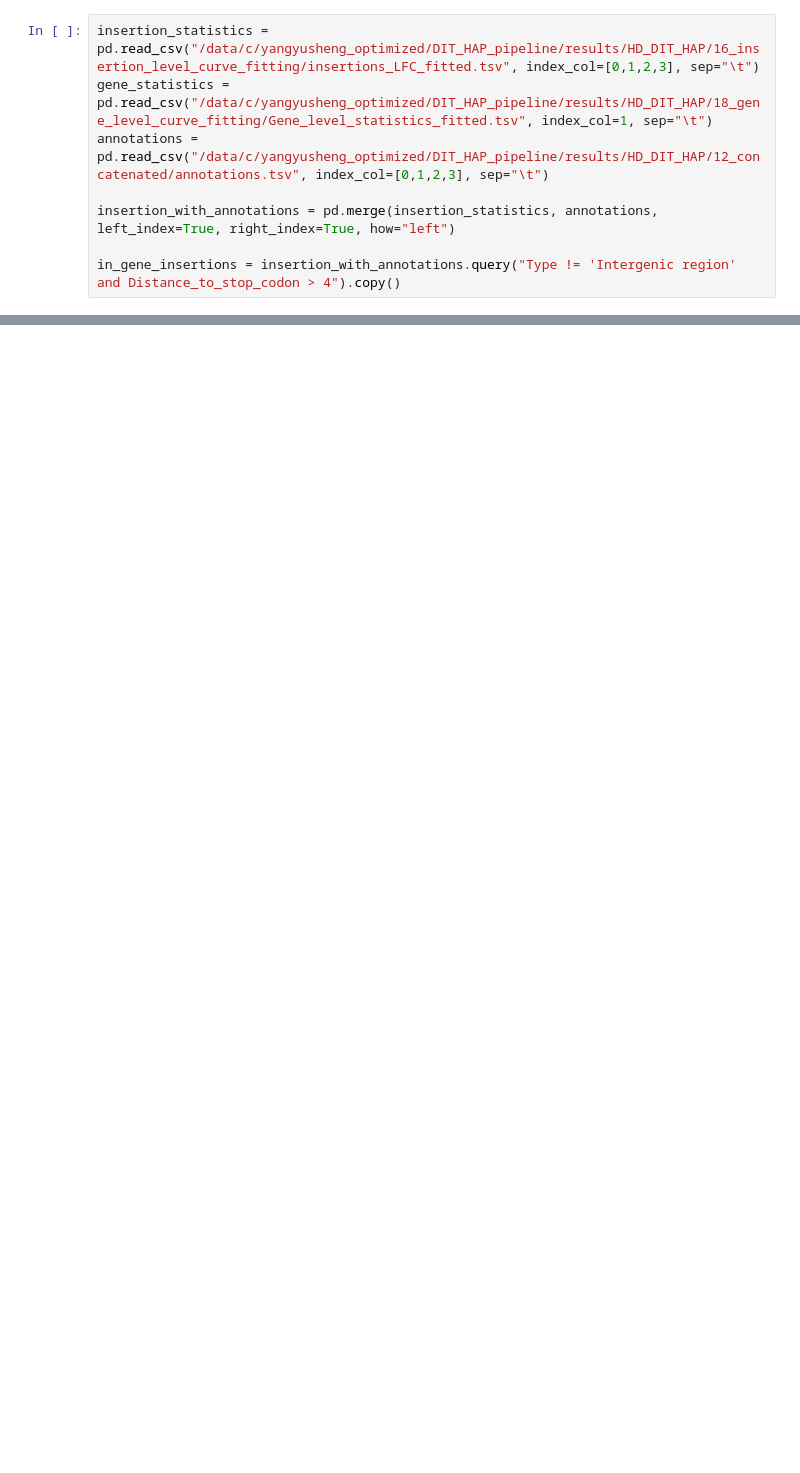
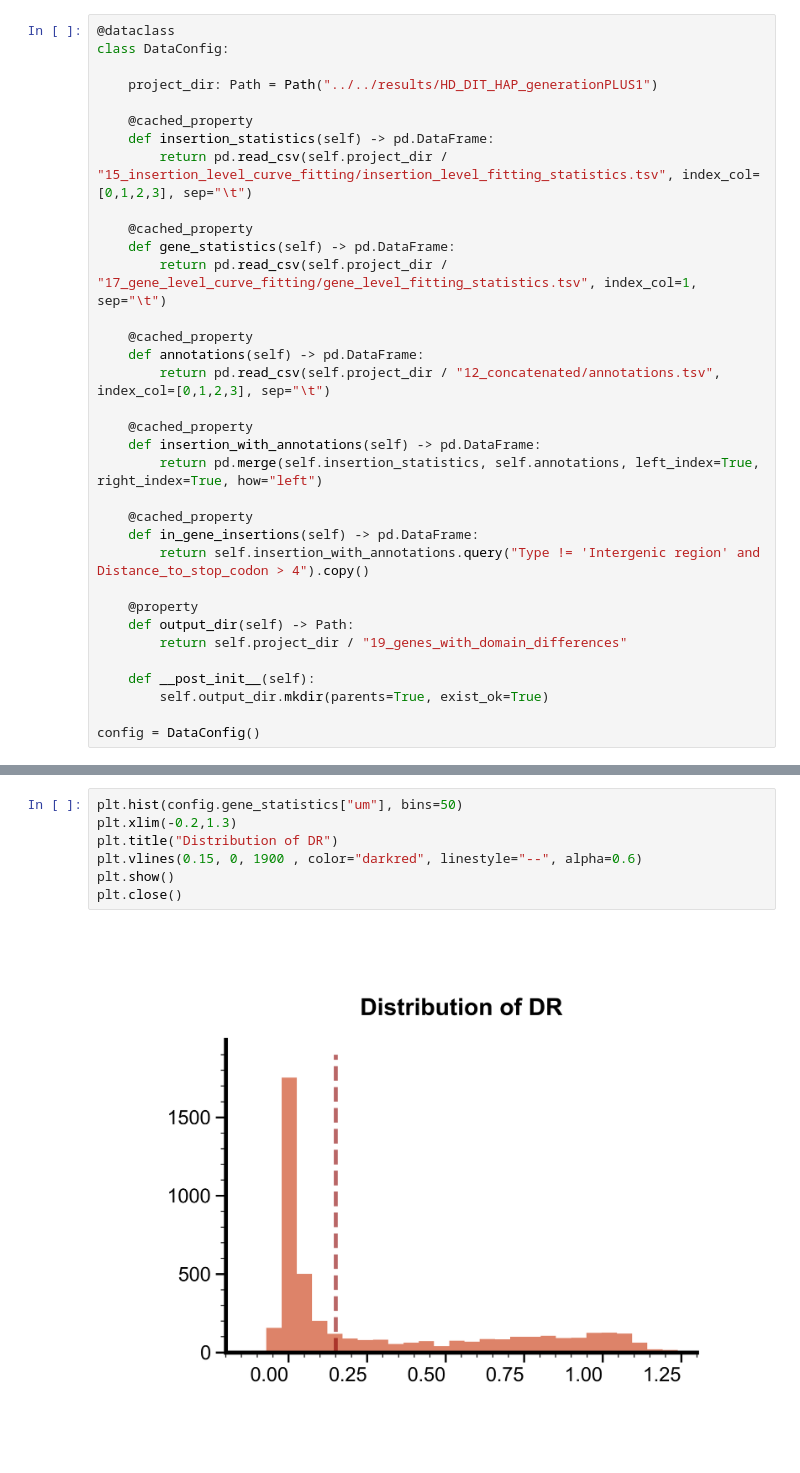
Before and after one commit to DIT-HAP/DIT_HAP_pipeline, a Jupyter notebook: workflow/notebooks/genes_with_domain_differences.ipynb, the cells around one changed output, grey strips where cells are left out. Drawn from its saved outputs; the diff is of its cells as text; blank space fills up the shorter version.

```diff
--- a/workflow/notebooks/genes_with_domain_differences.ipynb
+++ b/workflow/notebooks/genes_with_domain_differences.ipynb
@@ -241,8 +20,34 @@ Four-category palette: ['#ea696f', '#6aa042', '#608fee', '#ad7cd8']
 # %%
-insertion_statistics = pd.read_csv("/data/c/yangyusheng_optimized/DIT_HAP_pipeline/results/HD_DIT_HAP/16_insertion_level_curve_fitting/insertions_LFC_fitted.tsv", index_col=[0,1,2,3], sep="\t")
-gene_statistics = pd.read_csv("/data/c/yangyusheng_optimized/DIT_HAP_pipeline/results/HD_DIT_HAP/18_gene_level_curve_fitting/Gene_level_statistics_fitted.tsv", index_col=1, sep="\t")
-annotations = pd.read_csv("/data/c/yangyusheng_optimized/DIT_HAP_pipeline/results/HD_DIT_HAP/12_concatenated/annotations.tsv", index_col=[0,1,2,3], sep="\t")
+@dataclass
+class DataConfig:
 
-insertion_with_annotations = pd.merge(insertion_statistics, annotations, left_index=True, right_index=True, how="left")
+    project_dir: Path = Path("../../results/HD_DIT_HAP_generationPLUS1")
 
-in_gene_insertions = insertion_with_annotations.query("Type != 'Intergenic region' and Distance_to_stop_codon > 4").copy()
+    @cached_property
+    def insertion_statistics(self) -> pd.DataFrame:
+        return pd.read_csv(self.project_dir / "15_insertion_level_curve_fitting/insertion_level_fitting_statistics.tsv", index_col=[0,1,2,3], sep="\t")
+
+    @cached_property
+    def gene_statistics(self) -> pd.DataFrame:
+        return pd.read_csv(self.project_dir / "17_gene_level_curve_fitting/gene_level_fitting_statistics.tsv", index_col=1, sep="\t")
+
+    @cached_property
+    def annotations(self) -> pd.DataFrame:
+        return pd.read_csv(self.project_dir / "12_concatenated/annotations.tsv", index_col=[0,1,2,3], sep="\t")
+
+    @cached_property
+    def insertion_with_annotations(self) -> pd.DataFrame:
+        return pd.merge(self.insertion_statistics, self.annotations, left_index=True, right_index=True, how="left")
+
+    @cached_property
+    def in_gene_insertions(self) -> pd.DataFrame:
+        return self.insertion_with_annotations.query("Type != 'Intergenic region' and Distance_to_stop_codon > 4").copy()
+
+    @property
+    def output_dir(self) -> Path:
+        return self.project_dir / "19_genes_with_domain_differences"
+
+    def __post_init__(self):
+        self.output_dir.mkdir(parents=True, exist_ok=True)
+
+config = DataConfig()
@@ -248,0 +56,9 @@ in_gene_insertions = insertion_with_annotations.query("Type != 'Intergenic regio
+# %%
+plt.hist(config.gene_statistics["um"], bins=50)
+plt.xlim(-0.2,1.3)
+plt.title("Distribution of DR")
+plt.vlines(0.15, 0, 1900 , color="darkred", linestyle="--", alpha=0.6)
+plt.show()
+plt.close()
+# %% [output]
+[figure, added]
```
Also changed, not shown: parts of 24 cells of this notebook, 9 other files.
